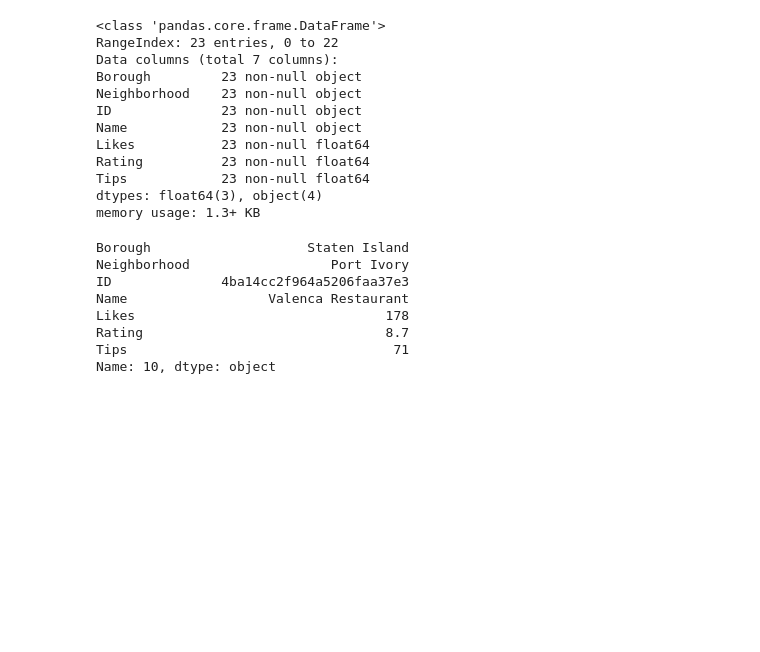
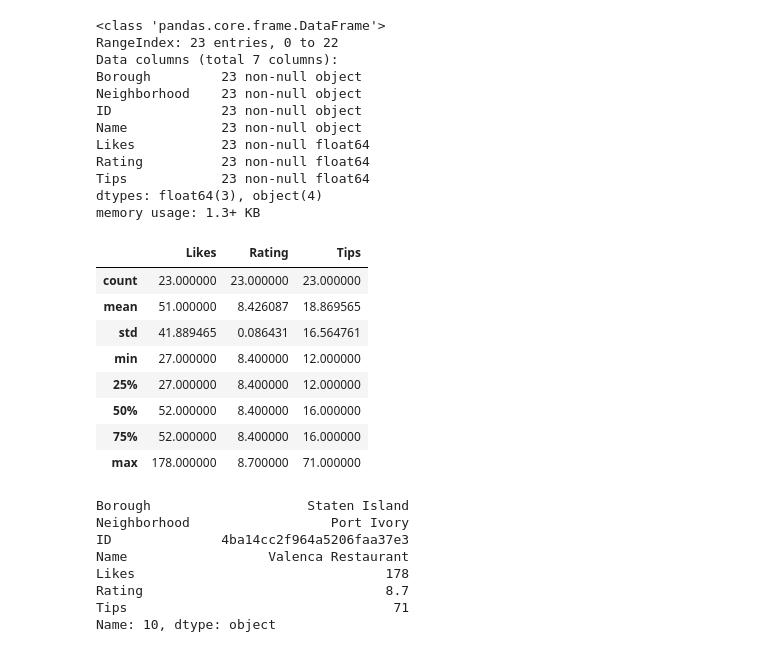
Before and after one commit to correiapedro439/github-coursera-, a Jupyter notebook: Battle of neighborhoods Week 1_2.ipynb, the cells around one changed output. Drawn from its saved outputs; the diff is of its cells as text; code cells hidden in the pictures; blank space fills up the shorter version.

```diff
--- a/Battle of neighborhoods Week 1_2.ipynb
+++ b/Battle of neighborhoods Week 1_2.ipynb
@@ -399,6 +399,18 @@ Rating          23 non-null float64
 Tips            23 non-null float64
 dtypes: float64(3), object(4)
 memory usage: 1.3+ KB
+# %%
+Portuguese_rest_stats_ny.describe()
+# %% [output]
+|  | Likes | Rating | Tips |
+| count | 23.000000 | 23.000000 | 23.000000 |
+| mean | 51.000000 | 8.426087 | 18.869565 |
+| std | 41.889465 | 0.086431 | 16.564761 |
+| min | 27.000000 | 8.400000 | 12.000000 |
+| 25% | 27.000000 | 8.400000 | 12.000000 |
+| 50% | 52.000000 | 8.400000 | 16.000000 |
+| 75% | 52.000000 | 8.400000 | 16.000000 |
+| max | 178.000000 | 8.700000 | 71.000000 |
 # %%
 # Resturant with maximum Likes
 Portuguese_rest_stats_ny.iloc[Portuguese_rest_stats_ny['Likes'].idxmax()]
```
Also changed, not shown: parts of 13 cells of this notebook.
